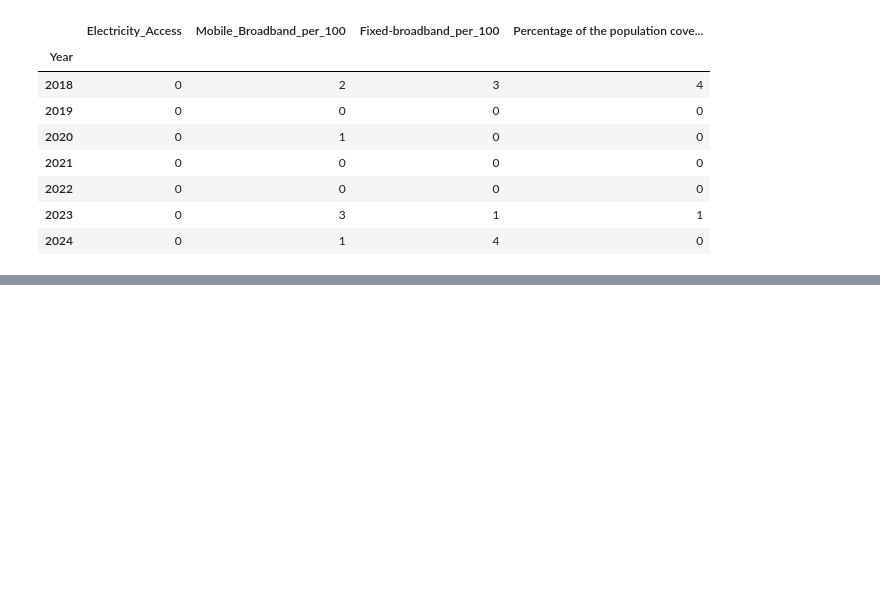
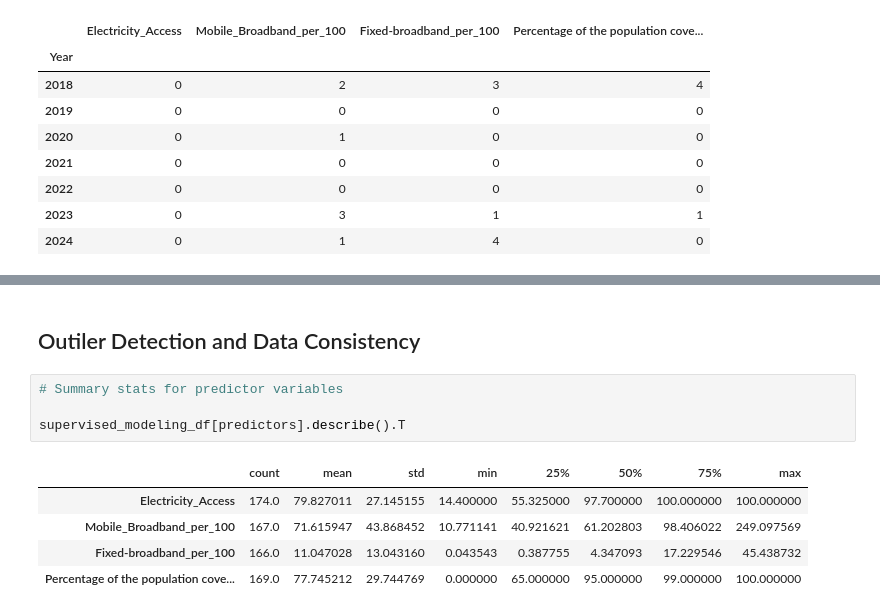
Before and after one commit to ajbunny/AI-Readiness-Governance-Capstone, a Jupyter notebook: notebooks/06_modeling_data_preparation.ipynb, the cells around one changed output, grey strips where cells are left out. Saved outputs shown, nothing was run; the diff lists cells and outputs as text; blank space fills up the shorter version.

```diff
--- a/notebooks/06_modeling_data_preparation.ipynb
+++ b/notebooks/06_modeling_data_preparation.ipynb
@@ -198,0 +251,12 @@ supervised_modeling_df.groupby('Year')[predictors].apply(lambda df: df.isna().su
+# %% [markdown]
+## Outiler Detection and Data Consistency
+# %%
+# Summary stats for predictor variables
+
+supervised_modeling_df[predictors].describe().T
+# %% [output]
+|  | count | mean | std | min | 25% | 50% | 75% | max |
+| Electricity_Access | 174.0 | 79.827011 | 27.145155 | 14.400000 | 55.325000 | 97.700000 | 100.000000 | 100.000000 |
+| Mobile_Broadband_per_100 | 167.0 | 71.615947 | 43.868452 | 10.771141 | 40.921621 | 61.202803 | 98.406022 | 249.097569 |
+| Fixed-broadband_per_100 | 166.0 | 11.047028 | 13.043160 | 0.043543 | 0.387755 | 4.347093 | 17.229546 | 45.438732 |
+| Percentage of the population cove... | 169.0 | 77.745212 | 29.744769 | 0.000000 | 65.000000 | 95.000000 | 99.000000 | 100.000000 |
```
Also changed, not shown: parts of 6 cells of this notebook.
